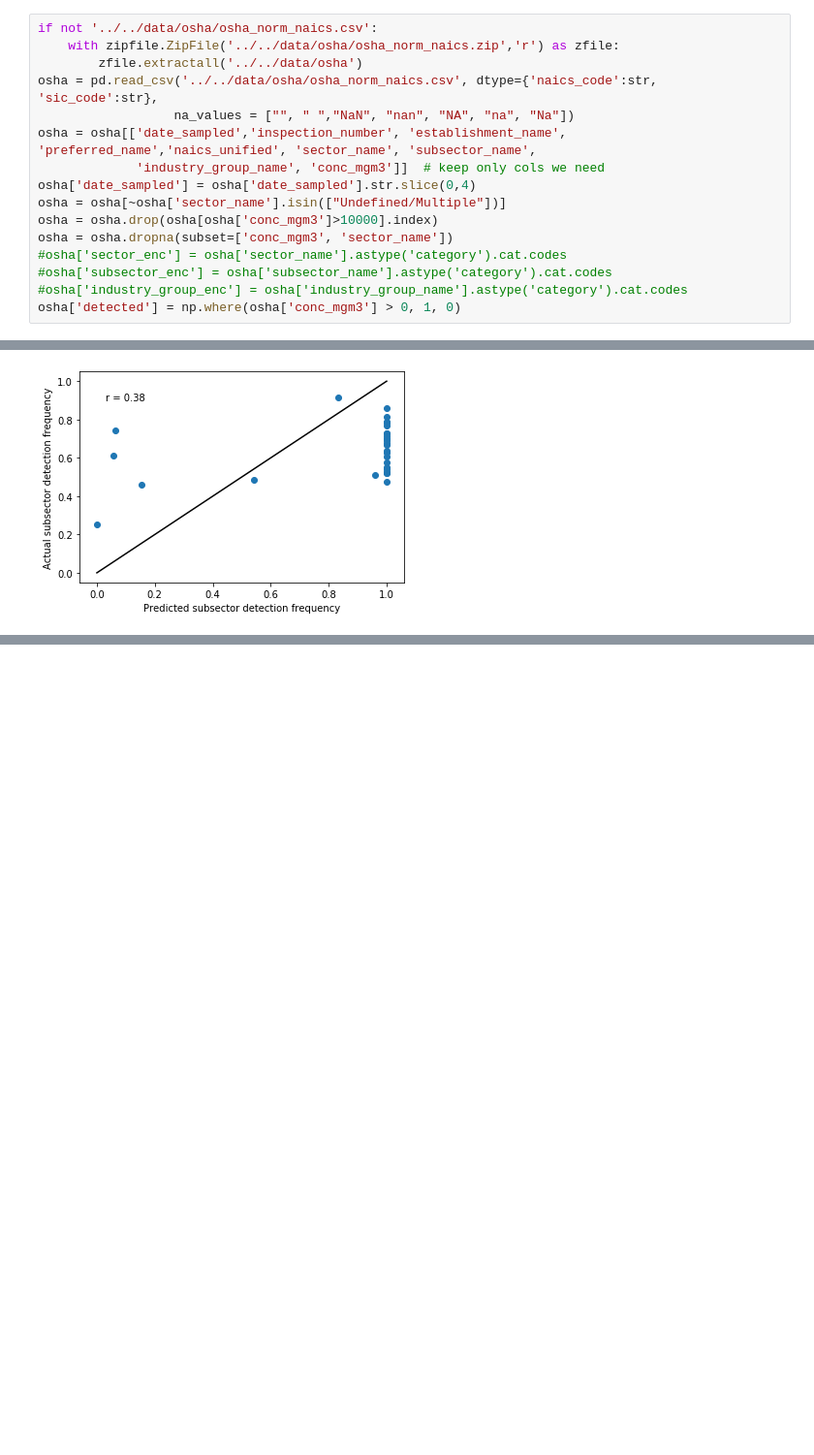
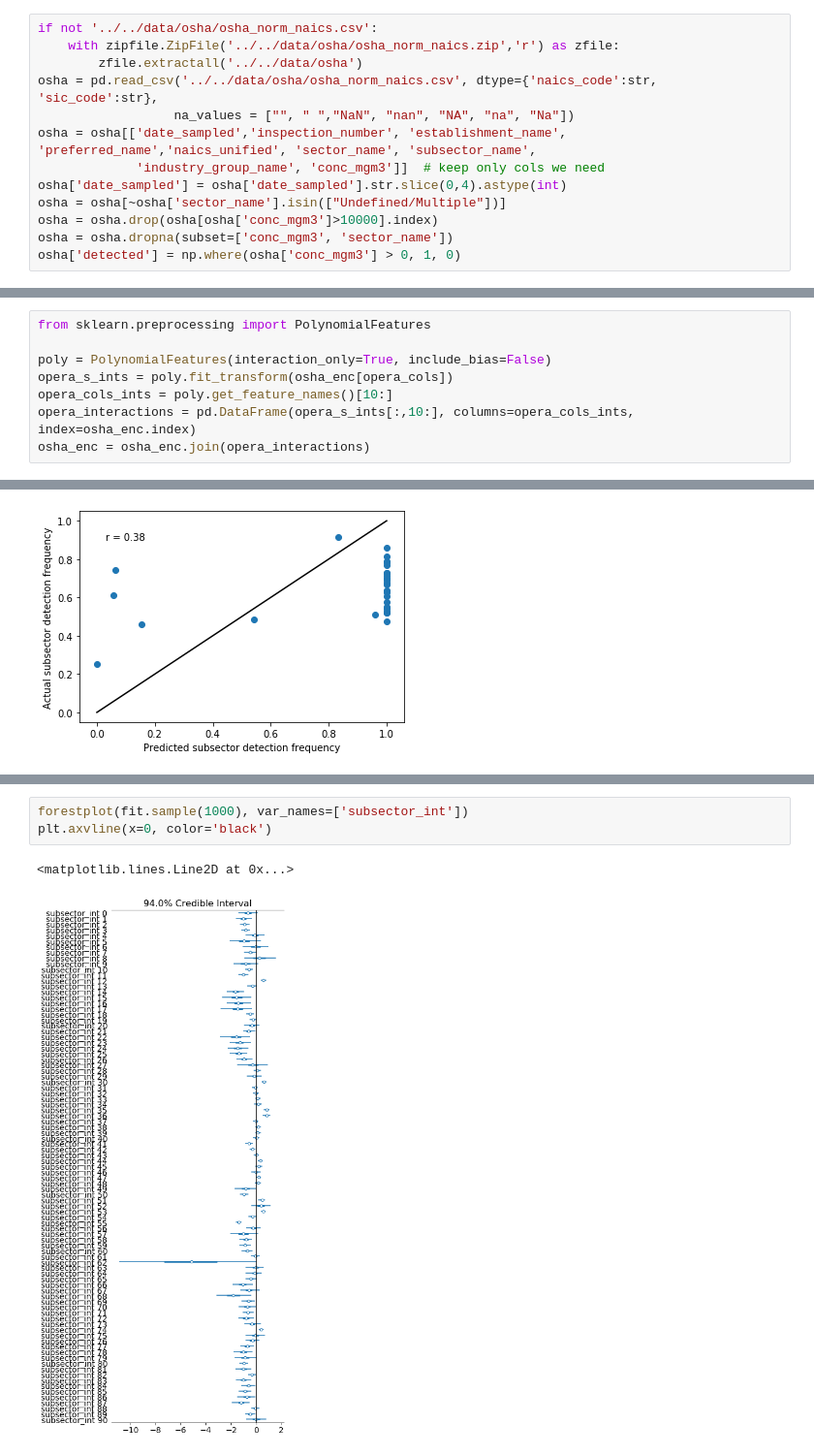
Before and after one commit to puruckertom/occupational_exposure, a Jupyter notebook: notebooks/work_in_progress/hierarchical_logistic_reg.ipynb, the cells around one changed output, grey strips where cells are left out. Shown at 97% size. Cells and saved outputs as stored; diff of their text form; blank space fills up the shorter version.

Commit message:
new opera predictor set

```diff
--- a/notebooks/work_in_progress/hierarchical_logistic_reg.ipynb
+++ b/notebooks/work_in_progress/hierarchical_logistic_reg.ipynb
@@ -14,13 +14,10 @@ osha = pd.read_csv('../../data/osha/osha_norm_naics.csv', dtype={'naics_code':st
                   na_values = ["", " ","NaN", "nan", "NA", "na", "Na"])
 osha = osha[['date_sampled','inspection_number', 'establishment_name', 'preferred_name','naics_unified', 'sector_name', 'subsector_name',
              'industry_group_name', 'conc_mgm3']]  # keep only cols we need
-osha['date_sampled'] = osha['date_sampled'].str.slice(0,4)
+osha['date_sampled'] = osha['date_sampled'].str.slice(0,4).astype(int)
 osha = osha[~osha['sector_name'].isin(["Undefined/Multiple"])]
 osha = osha.drop(osha[osha['conc_mgm3']>10000].index)
 osha = osha.dropna(subset=['conc_mgm3', 'sector_name'])
-#osha['sector_enc'] = osha['sector_name'].astype('category').cat.codes
-#osha['subsector_enc'] = osha['subsector_name'].astype('category').cat.codes
-#osha['industry_group_enc'] = osha['industry_group_name'].astype('category').cat.codes
 osha['detected'] = np.where(osha['conc_mgm3'] > 0, 1, 0)
 # %%
 osha = osha.groupby(['inspection_number', 'establishment_name', 'preferred_name','naics_unified', 'sector_name',
@@ -87,3 +84,11 @@ osha_enc['subsector_enc'] = osha_enc ['subsector_name'].astype('category').cat.c
 len(osha_enc.sector_name.value_counts()), len(osha_enc.subsector_name.value_counts())
 # %% [output]
 (20, 91)
+# %%
+from sklearn.preprocessing import PolynomialFeatures
+
+poly = PolynomialFeatures(interaction_only=True, include_bias=False)
+opera_s_ints = poly.fit_transform(osha_enc[opera_cols])
+opera_cols_ints = poly.get_feature_names()[10:]
+opera_interactions = pd.DataFrame(opera_s_ints[:,10:], columns=opera_cols_ints, index=osha_enc.index)
+osha_enc = osha_enc.join(opera_interactions)
@@ -366,0 +418,6 @@ plt.show()
+# %%
+forestplot(fit.sample(1000), var_names=['subsector_int'])
+plt.axvline(x=0, color='black')
+# %% [output]
+<matplotlib.lines.Line2D at 0x...>
+[figure, added]
```
Also changed, not shown: parts of 20 cells of this notebook, 7 other files.
